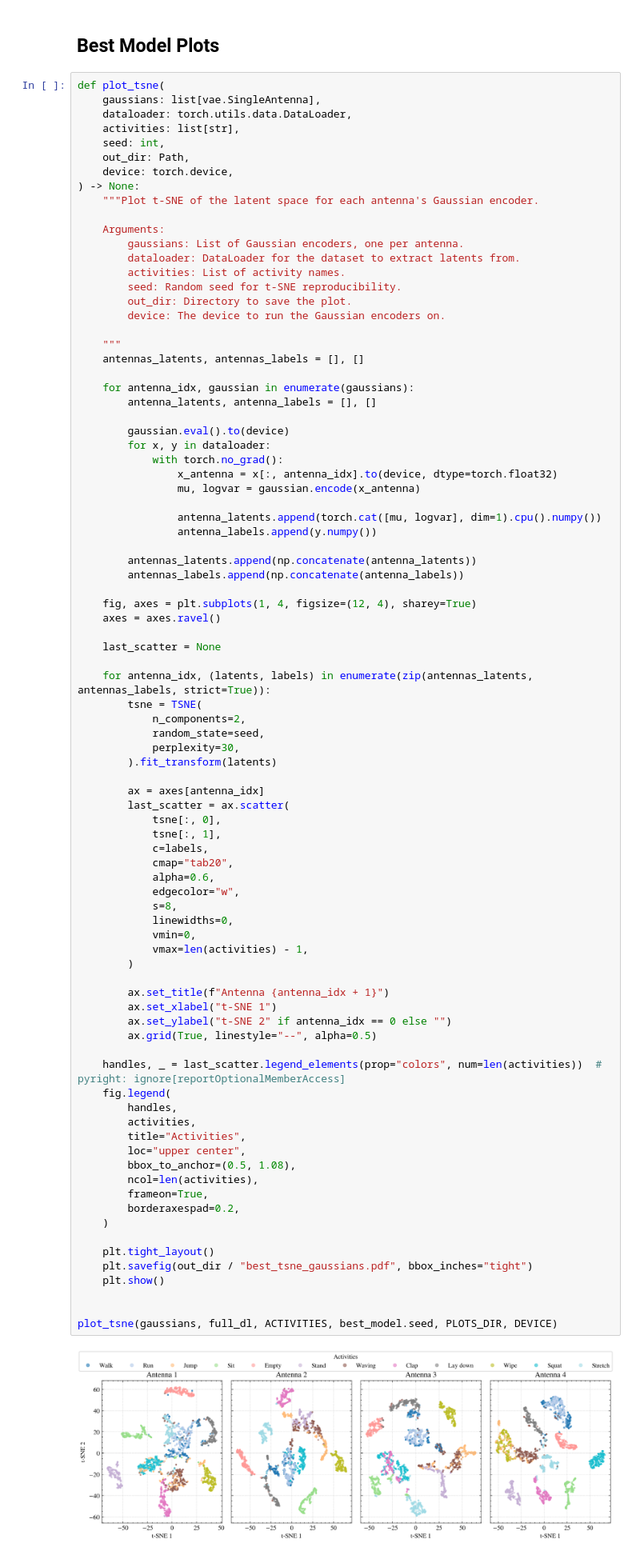
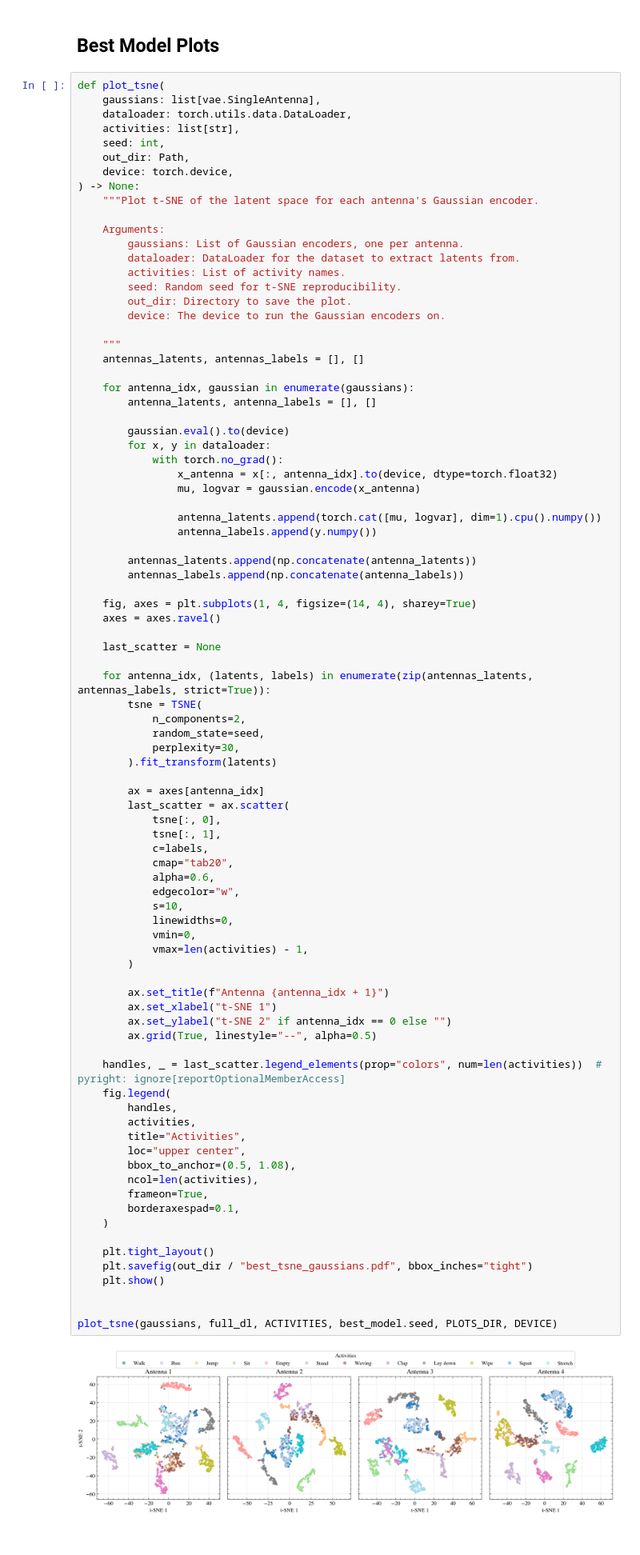
Before and after one commit to LucaCtt/csi-vae, a Jupyter notebook: notebooks/best_model.ipynb, the cells around one changed output. Shown at 80% size. Saved outputs shown, nothing was run; the diff lists cells and outputs as text.

```diff
--- a/notebooks/best_model.ipynb
+++ b/notebooks/best_model.ipynb
@@ -138,7 +138,7 @@ def plot_tsne(
         antennas_latents.append(np.concatenate(antenna_latents))
         antennas_labels.append(np.concatenate(antenna_labels))
 
-    fig, axes = plt.subplots(1, 4, figsize=(12, 4), sharey=True)
+    fig, axes = plt.subplots(1, 4, figsize=(14, 4), sharey=True)
     axes = axes.ravel()
 
     last_scatter = None
@@ -158,37 +158,37 @@ def plot_tsne(
             cmap="tab20",
             alpha=0.6,
             edgecolor="w",
-            s=8,
+            s=10,
             linewidths=0,
             vmin=0,
             vmax=len(activities) - 1,
         )
 
         ax.set_title(f"Antenna {antenna_idx + 1}")
         ax.set_xlabel("t-SNE 1")
         ax.set_ylabel("t-SNE 2" if antenna_idx == 0 else "")
         ax.grid(True, linestyle="--", alpha=0.5)
 
     handles, _ = last_scatter.legend_elements(prop="colors", num=len(activities))  # pyright: ignore[reportOptionalMemberAccess]
     fig.legend(
         handles,
         activities,
         title="Activities",
         loc="upper center",
         bbox_to_anchor=(0.5, 1.08),
         ncol=len(activities),
         frameon=True,
-        borderaxespad=0.2,
+        borderaxespad=0.1,
     )
 
     plt.tight_layout()
     plt.savefig(out_dir / "best_tsne_gaussians.pdf", bbox_inches="tight")
     plt.show()
 
 
 plot_tsne(gaussians, full_dl, ACTIVITIES, best_model.seed, PLOTS_DIR, DEVICE)
 # %% [output]
-[figure, old version]
+[figure, new version]
 # %%
 def plot_confusion_matrix(
     model: fusion.Delayed,
```
Also changed, not shown: parts of 1 cell of this notebook, 4 other files.
